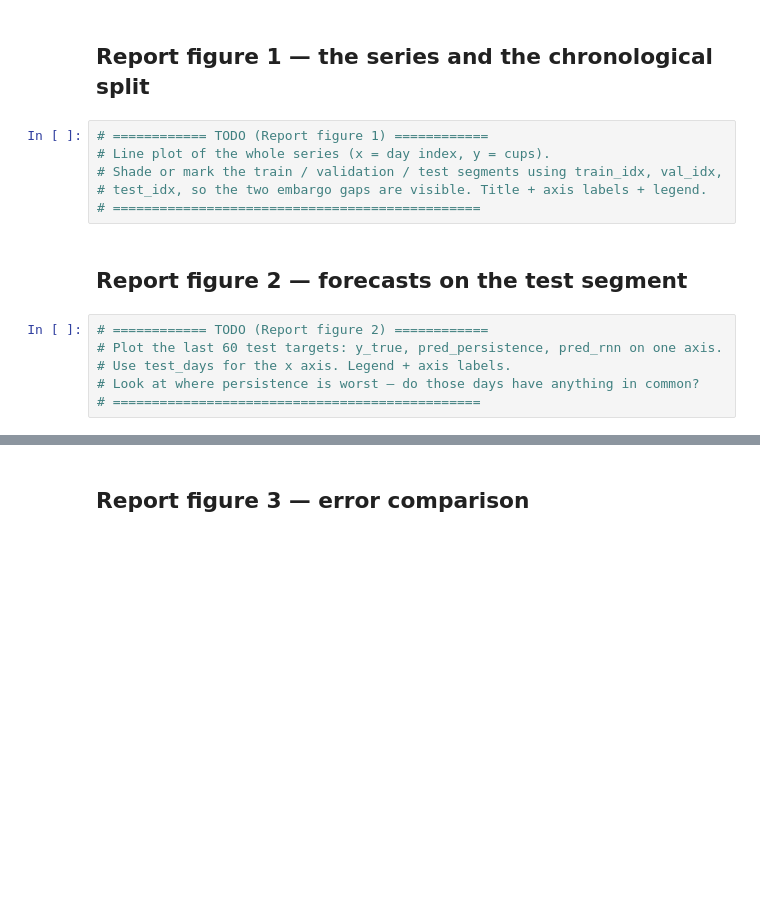
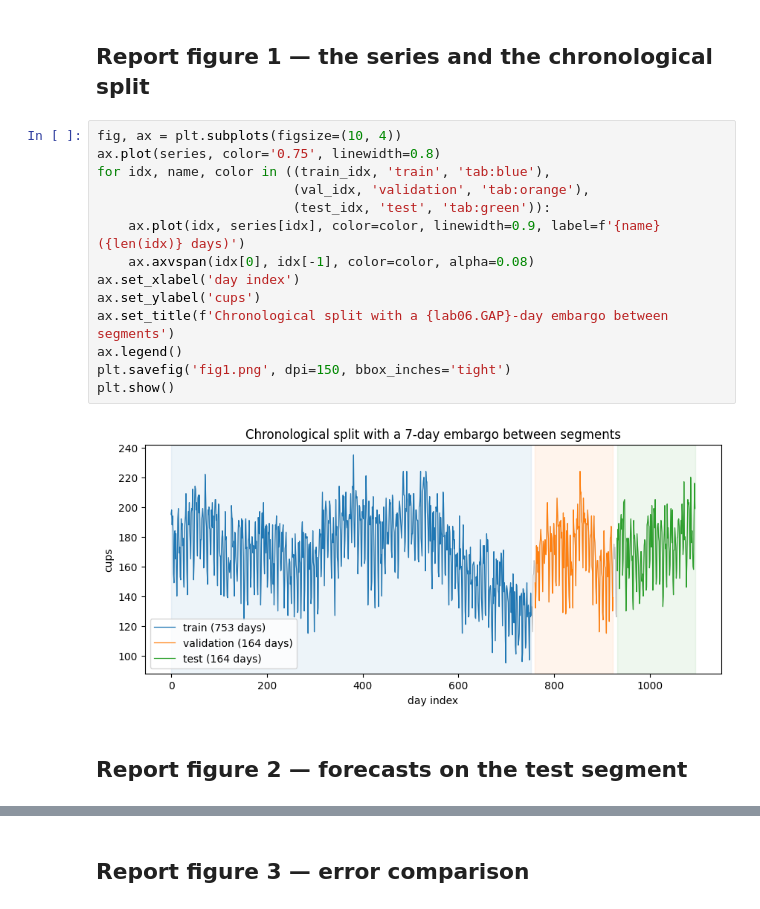
Before and after one commit to rhddnjs1974/machine-learning-project, a Jupyter notebook: lab06/notebooks/lab06_visualization.ipynb, the cells around one changed output, grey strips where cells are left out. Cells and saved outputs as stored; diff of their text form; blank space fills up the shorter version.

```diff
--- a/lab06/notebooks/lab06_visualization.ipynb
+++ b/lab06/notebooks/lab06_visualization.ipynb
@@ -45,17 +63,21 @@ test_days = test_idx[lab06.WINDOW + lab06.HORIZON - 1:]
 # ========================================================
 # %% [markdown]
 ## Report figure 1 — the series and the chronological split
-# %%
-# ============ TODO (Report figure 1) ============
-# Line plot of the whole series (x = day index, y = cups).
-# Shade or mark the train / validation / test segments using train_idx, val_idx,
-# test_idx, so the two embargo gaps are visible. Title + axis labels + legend.
-# ===============================================
+# %%
+fig, ax = plt.subplots(figsize=(10, 4))
+ax.plot(series, color='0.75', linewidth=0.8)
+for idx, name, color in ((train_idx, 'train', 'tab:blue'),
+                         (val_idx, 'validation', 'tab:orange'),
+                         (test_idx, 'test', 'tab:green')):
+    ax.plot(idx, series[idx], color=color, linewidth=0.9, label=f'{name} ({len(idx)} days)')
+    ax.axvspan(idx[0], idx[-1], color=color, alpha=0.08)
+ax.set_xlabel('day index')
+ax.set_ylabel('cups')
+ax.set_title(f'Chronological split with a {lab06.GAP}-day embargo between segments')
+ax.legend()
+plt.savefig('fig1.png', dpi=150, bbox_inches='tight')
+plt.show()
+# %% [output]
+[figure, added]
 # %% [markdown]
 ## Report figure 2 — forecasts on the test segment
-# %%
-# ============ TODO (Report figure 2) ============
-# Plot the last 60 test targets: y_true, pred_persistence, pred_rnn on one axis.
-# Use test_days for the x axis. Legend + axis labels.
-# Look at where persistence is worst — do those days have anything in common?
-# ===============================================
```
Also changed, not shown: parts of 5 cells of this notebook, 6 other files.
